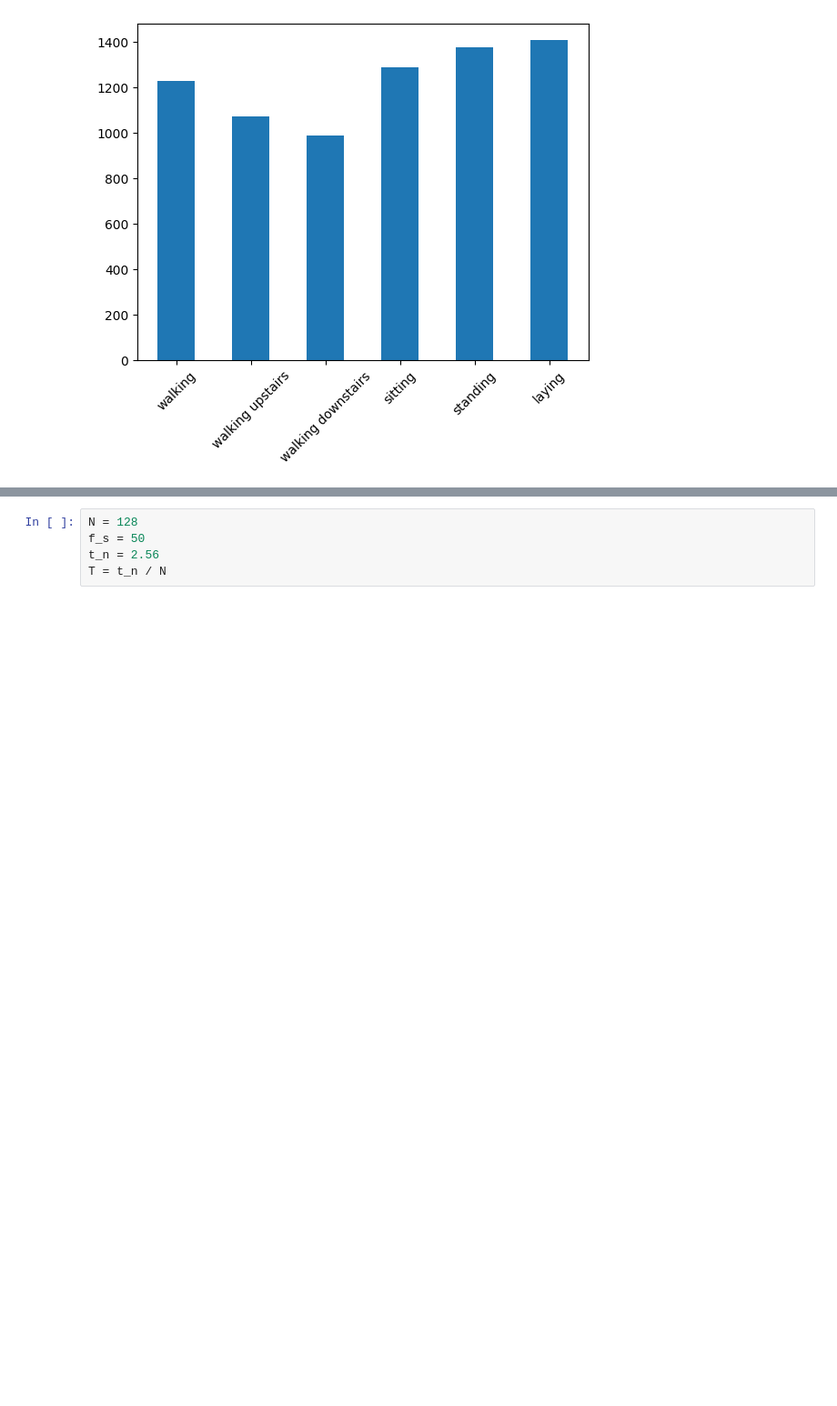
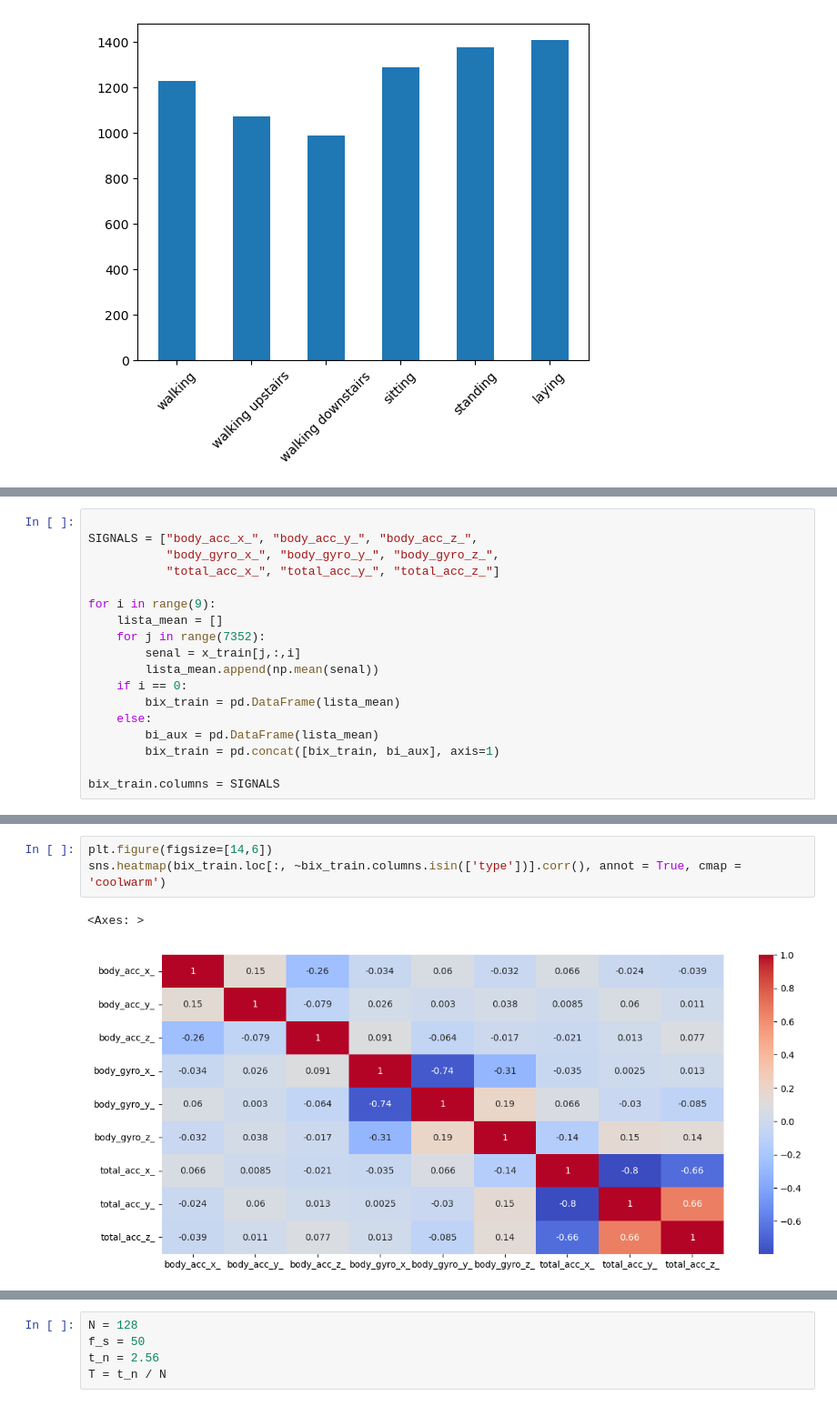
Before and after one commit to Diego-Astaburuaga/Tarea-2-IML, a Jupyter notebook: Entregable_Tarea_2.ipynb, the cells around one changed output, grey strips where cells are left out. Shown at 91% size. Saved outputs shown, nothing was run; the diff lists cells and outputs as text; blank space fills up the shorter version.

```diff
--- a/Entregable_Tarea_2.ipynb
+++ b/Entregable_Tarea_2.ipynb
@@ -1079,0 +1096,18 @@ laying 1407
+# %%
+
+SIGNALS = ["body_acc_x_", "body_acc_y_", "body_acc_z_",
+           "body_gyro_x_", "body_gyro_y_", "body_gyro_z_",
+           "total_acc_x_", "total_acc_y_", "total_acc_z_"]
+
+for i in range(9):
+    lista_mean = []
+    for j in range(7352):
+        senal = x_train[j,:,i]
+        lista_mean.append(np.mean(senal))
+    if i == 0:
+        bix_train = pd.DataFrame(lista_mean)
+    else:
+        bi_aux = pd.DataFrame(lista_mean)
+        bix_train = pd.concat([bix_train, bi_aux], axis=1)
+
+bix_train.columns = SIGNALS
@@ -1079,0 +1158,6 @@ laying 1407
+# %%
+plt.figure(figsize=[14,6])
+sns.heatmap(bix_train.loc[:, ~bix_train.columns.isin(['type'])].corr(), annot = True, cmap = 'coolwarm')
+# %% [output]
+<Axes: >
+[figure, added]
```
Also changed, not shown: parts of 6 cells of this notebook.
